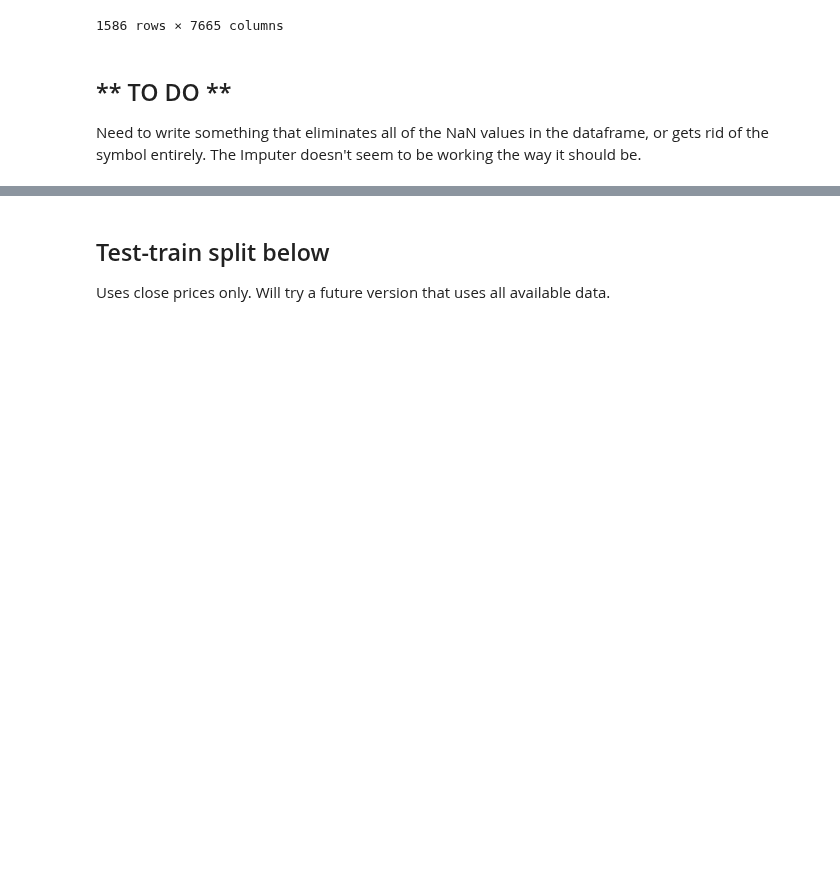
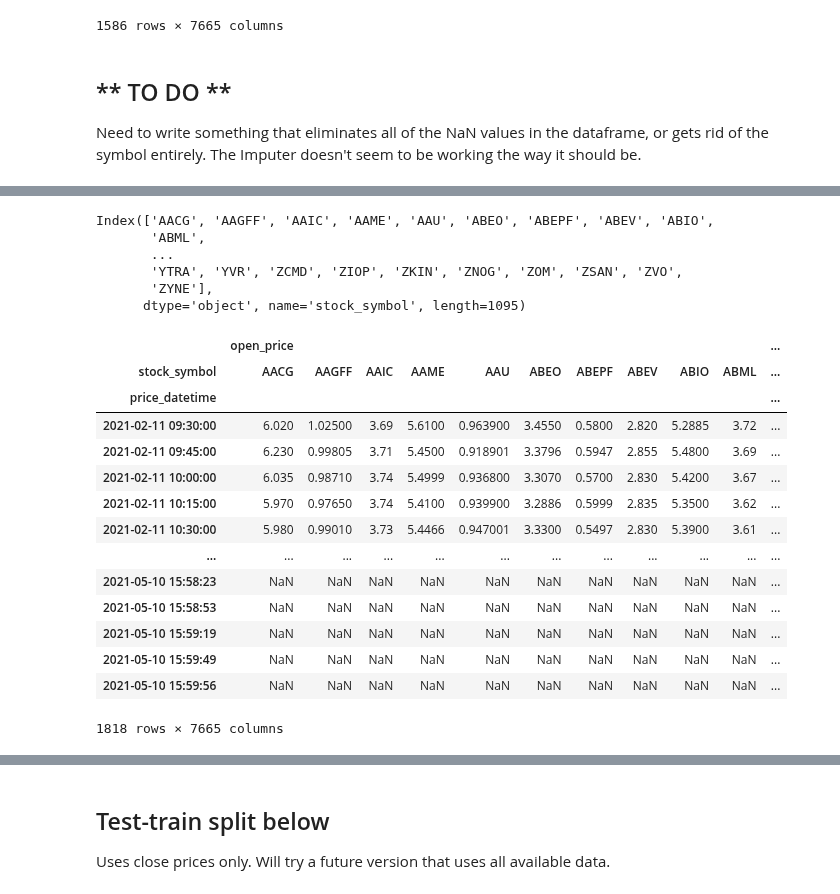
Before and after one commit to jmacdonald2010/stock-prediction, a Jupyter notebook: mlTests02_multipleTickers.ipynb, the cells around one changed output, grey strips where cells are left out. Saved outputs shown, nothing was run; the diff lists cells and outputs as text; code cells hidden in the pictures; blank space fills up the shorter version.

```diff
--- a/mlTests02_multipleTickers.ipynb
+++ b/mlTests02_multipleTickers.ipynb
@@ -134,0 +186,63 @@ Need to write something that eliminates all of the NaN values in the dataframe,
+# %%
+df.close_price.columns
+# %% [output]
+Index(['AACG', 'AAGFF', 'AAIC', 'AAME', 'AAU', 'ABEO', 'ABEPF', 'ABEV', 'ABIO',
+       'ABML',
+       ...
+       'YTRA', 'YVR', 'ZCMD', 'ZIOP', 'ZKIN', 'ZNOG', 'ZOM', 'ZSAN', 'ZVO',
+       'ZYNE'],
+      dtype='object', name='stock_symbol', length=1095)
+# %%
+# condensing several of the above cells into this one
+# One
+
+conn = sqlite3.connect('stockPrediction.db')
+
+query = "SELECT r.stock_symbol, l.price_datetime, l.open_price, l.high_price, l.low_price, l.close_price, l.volume, l.dividends, l.stock_splits FROM price_history l INNER JOIN stock r ON r.stock_id = l.stock_id;"
+
+symbols = conn.execute('SELECT stock_symbol FROM stock')
+symbols = symbols.fetchall()
+symbols = [i[0] for i in symbols]
+symbols = [i for i in symbols if i not in symbols]
+
+# columns = pd.MultiIndex.from_product([[i for i in symbols], ['open_price', 'high_price', 'low_price', 'close_price']], names=['symbol', 'type'])
+
+df = pd.read_sql(query, conn, index_col=['stock_symbol', 'price_datetime'])
+
+# Two
+
+# remove stocks w/ less than 1000 data points
+s = df.groupby(level=0).size()
+s = s.where(s > 1000).dropna()
+dfs = s.to_frame()
+dfs = dfs.reset_index()
+df = df.reset_index()
+# dfs
+
+# Three
+df = pd.merge(df, dfs, how='inner', left_on='stock_symbol', right_on='stock_symbol', left_index=True)
+df = df.drop_duplicates()
+# this line below added in on 5/14 22:37:
+df = df.drop(columns=[0])
+
+# Four
+
+# df = df.drop_duplicates(subset=['price_datetime'])
+df = df.set_index(['price_datetime', 'stock_symbol']).unstack(['stock_symbol'])
+df
+# %% [output]
+|  | open_price |  |  |  |  |  |  |  |  |  | ... |
+| stock_symbol | AACG | AAGFF | AAIC | AAME | AAU | ABEO | ABEPF | ABEV | ABIO | ABML | ... |
+| price_datetime |  |  |  |  |  |  |  |  |  |  | ... |
+| 2021-02-11 09:30:00 | 6.020 | 1.02500 | 3.69 | 5.6100 | 0.963900 | 3.4550 | 0.5800 | 2.820 | 5.2885 | 3.72 | ... |
+| 2021-02-11 09:45:00 | 6.230 | 0.99805 | 3.71 | 5.4500 | 0.918901 | 3.3796 | 0.5947 | 2.855 | 5.4800 | 3.69 | ... |
+| 2021-02-11 10:00:00 | 6.035 | 0.98710 | 3.74 | 5.4999 | 0.936800 | 3.3070 | 0.5700 | 2.830 | 5.4200 | 3.67 | ... |
+| 2021-02-11 10:15:00 | 5.970 | 0.97650 | 3.74 | 5.4100 | 0.939900 | 3.2886 | 0.5999 | 2.835 | 5.3500 | 3.62 | ... |
+| 2021-02-11 10:30:00 | 5.980 | 0.99010 | 3.73 | 5.4466 | 0.947001 | 3.3300 | 0.5497 | 2.830 | 5.3900 | 3.61 | ... |
+| ... | ... | ... | ... | ... | ... | ... | ... | ... | ... | ... | ... |
+| 2021-05-10 15:58:23 | NaN | NaN | NaN | NaN | NaN | NaN | NaN | NaN | NaN | NaN | ... |
+| 2021-05-10 15:58:53 | NaN | NaN | NaN | NaN | NaN | NaN | NaN | NaN | NaN | NaN | ... |
+| 2021-05-10 15:59:19 | NaN | NaN | NaN | NaN | NaN | NaN | NaN | NaN | NaN | NaN | ... |
+| 2021-05-10 15:59:49 | NaN | NaN | NaN | NaN | NaN | NaN | NaN | NaN | NaN | NaN | ... |
+| 2021-05-10 15:59:56 | NaN | NaN | NaN | NaN | NaN | NaN | NaN | NaN | NaN | NaN | ... |
+1818 rows × 7665 columns
```
Also changed, not shown: parts of 12 cells of this notebook, 1 other file.
